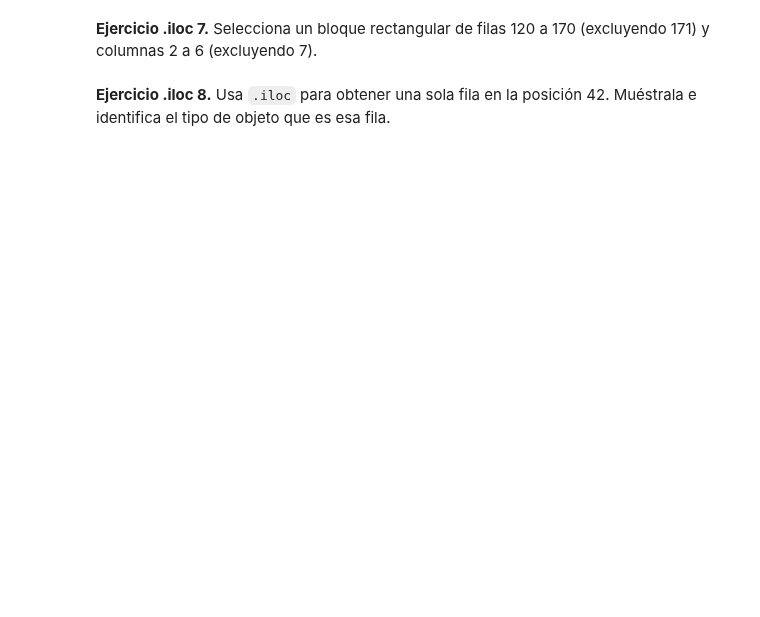
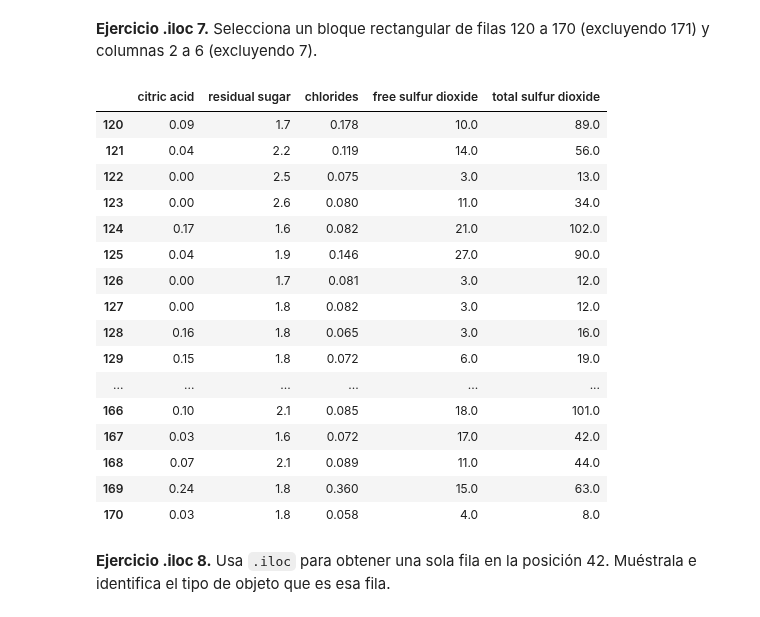
Before and after one commit to JavierPeraltaAzagra/Big-Data-e-IA, a Jupyter notebook: Sistemas de aprendizaje automático/RA2/Ejercicio repaso loc, iloc, groupby/ejercicios_wine_loc_iloc_groupby.ipynb, the cells around one changed output. Saved outputs shown, nothing was run; the diff lists cells and outputs as text; code cells hidden in the pictures; blank space fills up the shorter version.

```diff
--- a/Sistemas de aprendizaje automático/RA2/Ejercicio repaso loc, iloc, groupby/ejercicios_wine_loc_iloc_groupby.ipynb
+++ b/Sistemas de aprendizaje automático/RA2/Ejercicio repaso loc, iloc, groupby/ejercicios_wine_loc_iloc_groupby.ipynb
@@ -254,7 +453,25 @@ df.head()
 # %% [markdown]
 **Ejercicio .iloc 7.** Selecciona un bloque rectangular de filas 120 a 170 (excluyendo 171) y columnas 2 a 6 (excluyendo 7).
 # %%
-# Escribe tu solución aquí
+df.iloc[120:171, 2:7]
+# %% [output]
+|  | citric acid | residual sugar | chlorides | free sulfur dioxide | total sulfur dioxide |
+| 120 | 0.09 | 1.7 | 0.178 | 10.0 | 89.0 |
+| 121 | 0.04 | 2.2 | 0.119 | 14.0 | 56.0 |
+| 122 | 0.00 | 2.5 | 0.075 | 3.0 | 13.0 |
+| 123 | 0.00 | 2.6 | 0.080 | 11.0 | 34.0 |
+| 124 | 0.17 | 1.6 | 0.082 | 21.0 | 102.0 |
+| 125 | 0.04 | 1.9 | 0.146 | 27.0 | 90.0 |
+| 126 | 0.00 | 1.7 | 0.081 | 3.0 | 12.0 |
+| 127 | 0.00 | 1.8 | 0.082 | 3.0 | 12.0 |
+| 128 | 0.16 | 1.8 | 0.065 | 3.0 | 16.0 |
+| 129 | 0.15 | 1.8 | 0.072 | 6.0 | 19.0 |
+| ... | ... | ... | ... | ... | ... |
+| 166 | 0.10 | 2.1 | 0.085 | 18.0 | 101.0 |
+| 167 | 0.03 | 1.6 | 0.072 | 17.0 | 42.0 |
+| 168 | 0.07 | 2.1 | 0.089 | 11.0 | 44.0 |
+| 169 | 0.24 | 1.8 | 0.360 | 15.0 | 63.0 |
+| 170 | 0.03 | 1.8 | 0.058 | 4.0 | 8.0 |
 # %% [markdown]
 **Ejercicio .iloc 8.** Usa `.iloc` para obtener una sola fila en la posición 42. Muéstrala e identifica el tipo de objeto que es esa fila.
 # %%
```
Also changed, not shown: parts of 29 cells of this notebook, 1 other file.
